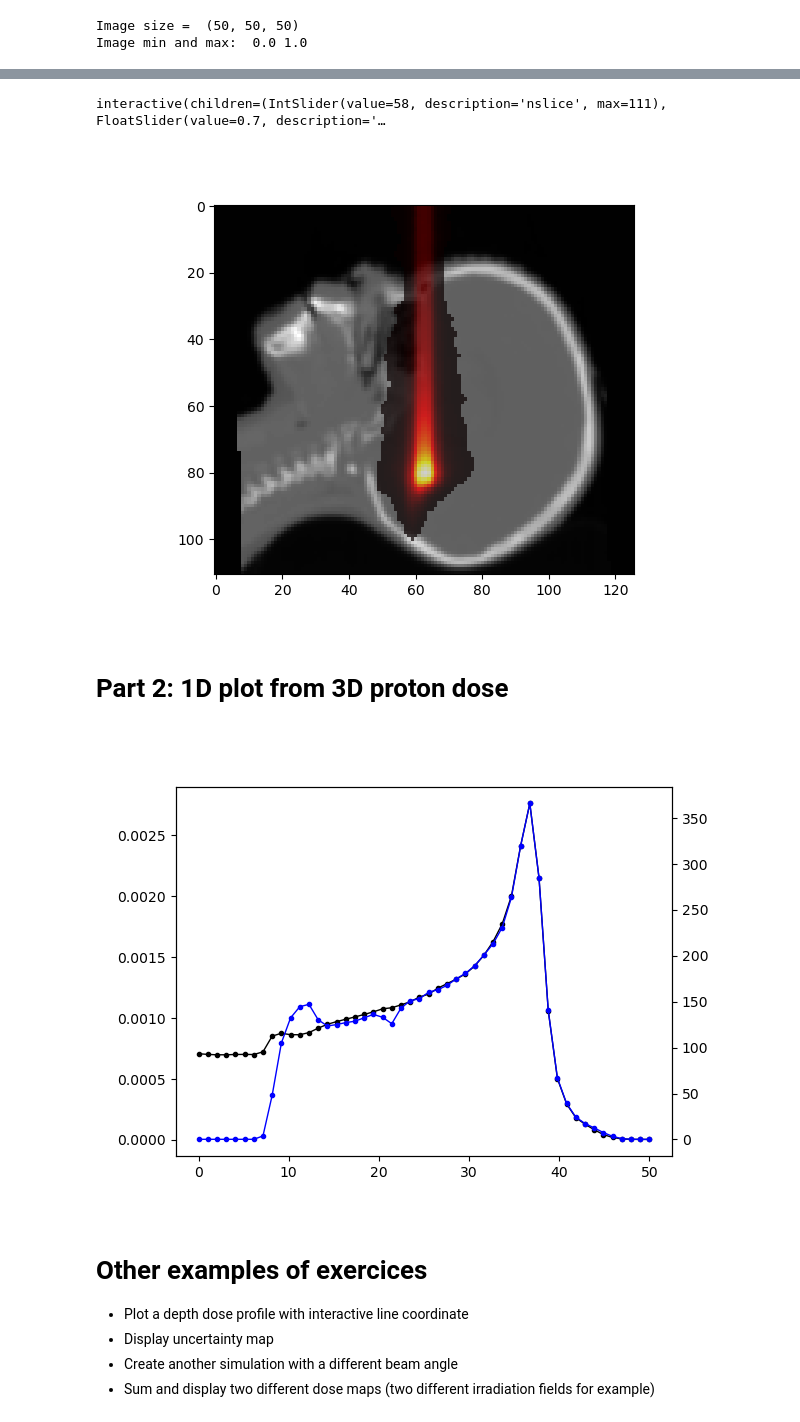
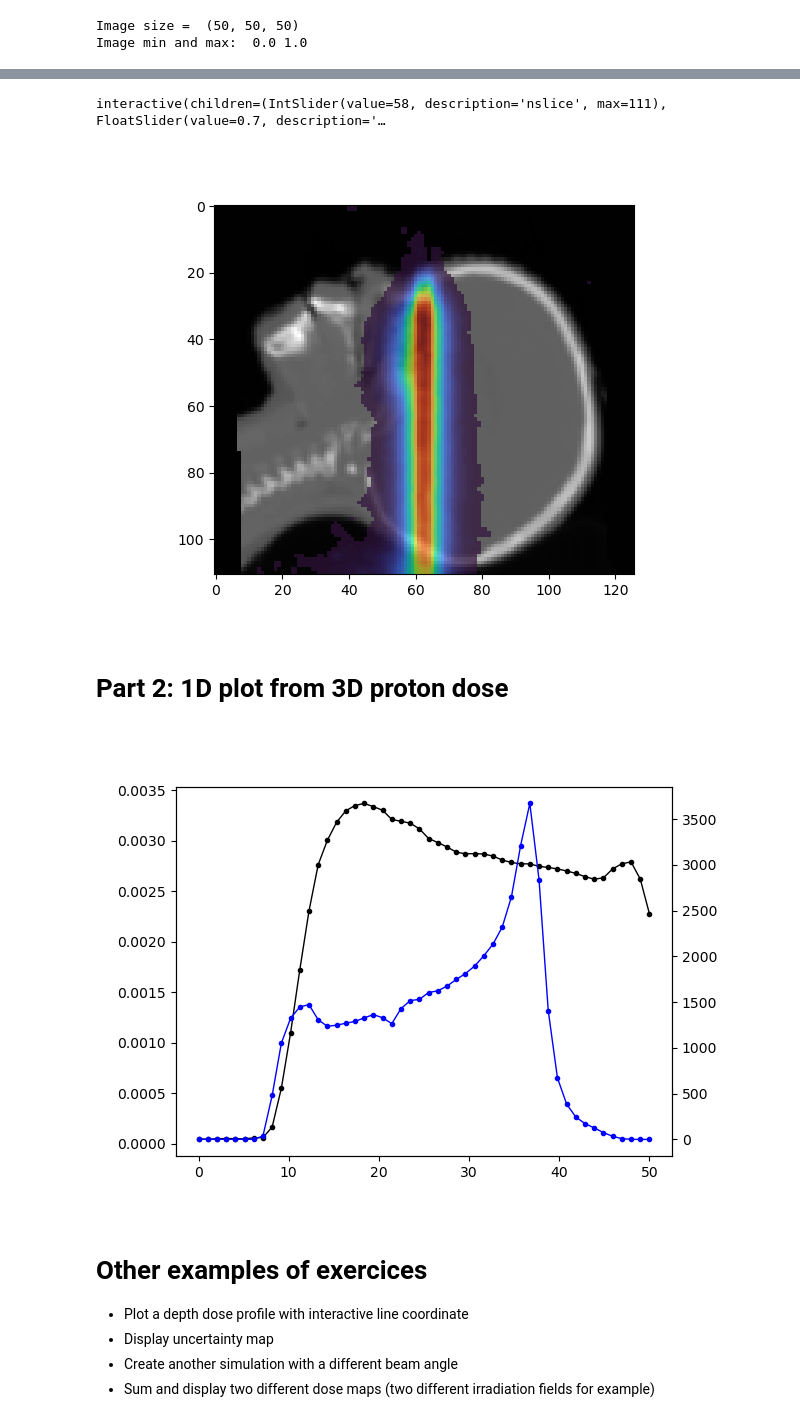
Before and after one commit to afilippi67/geant4Course, a Jupyter notebook: SSFM/GATE_exercises/2_dosimetry/ex3 dose map analysis.ipynb, the cells around one changed output, grey strips where cells are left out. Drawn from its saved outputs; the diff is of its cells as text; code cells hidden in the pictures.

```diff
--- a/SSFM/GATE_exercises/2_dosimetry/ex3 dose map analysis.ipynb
+++ b/SSFM/GATE_exercises/2_dosimetry/ex3 dose map analysis.ipynb
@@ -47,7 +47,8 @@ Array size:  (111, 126, 126)  <--- be careful to the dimension order!)
 # %% [markdown]
 ----
 # %%
-filename = os.path.join(folder, './output/3d-pat-proton-Dose.mhd')    # <--------------------------------------TO CHANGE BY YOUR OWN OUTPUT FOLDER
+#filename = os.path.join(folder, './output/3d-pat-proton-Dose.mhd')    # <--------------------------------------TO CHANGE BY YOUR OWN OUTPUT FOLDER
+filename = os.path.join(folder, './output/3d-pat-Dose.mhd')
 img_dose = sitk.ReadImage(filename)
 arr_dose = sitk.GetArrayFromImage(img_dose)
 print('Image size = ', arr_dose.shape)
@@ -96,15 +97,15 @@ Image min and max:  0.0 0.9591814
 # %%
 fig2, ax2 = plt.subplots()
 def show_fusion(nslice=58, opacity=0.7):
     ax2.imshow(arr_ct[:,:,nslice], cmap=plt.cm.gray)
     a = arr_resampled_dose[:,:,nslice]
     b = np.ma.masked_where(a <= 0.001, a)
-    ax2.imshow(b, alpha=opacity, cmap=plt.cm.hot)
+    ax2.imshow(b, alpha=opacity, cmap=plt.cm.turbo)
 
 interact(show_fusion, nslice=(0,len(arr_ct)), opacity=(0,1,0.1));
 # %% [output]
 interactive(children=(IntSlider(value=58, description='nslice', max=111), FloatSlider(value=0.7, description='…
-[figure, old version]
+[figure, new version]
 # %% [markdown]
 # Part 2: 1D plot from 3D proton dose
 # %%
@@ -131,7 +132,7 @@ c1 = ax3.plot(x, moy_dose, 'k.-', label='deposited dose', linewidth=1)
 ax32 = ax3.twinx()
 c2 = ax32.plot(x, moy_edep, 'b.-', label='deposited energy', linewidth=1)
 # %% [output]
-[figure, old version]
+[figure, new version]
 # %% [markdown]
 # Other examples of exercices
 
```
Also changed, not shown: parts of 3 cells of this notebook, 6 other files.
